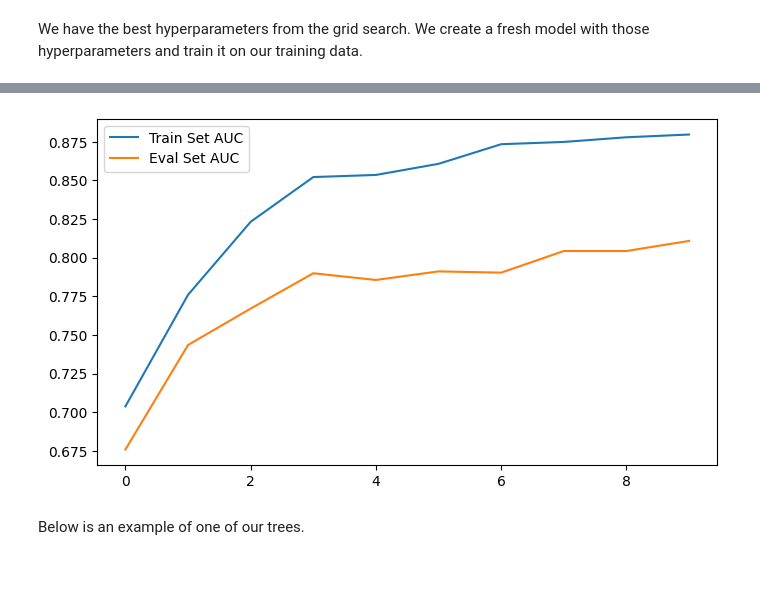
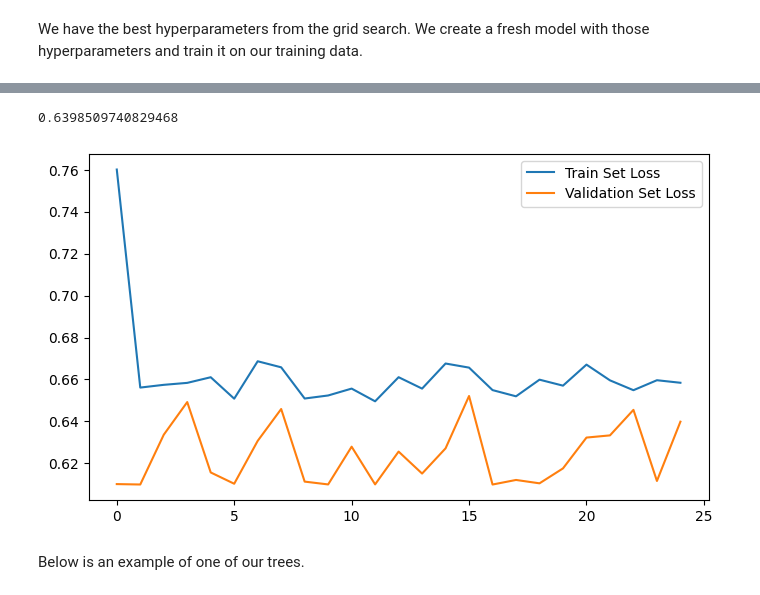
Before and after one commit to jackburbidge/portfolio, a Jupyter notebook: pima_indians_diabetes/pima_indians_TensorFlow_NeuralNet.ipynb, the cells around one changed output, grey strips where cells are left out. Drawn from its saved outputs; the diff is of its cells as text; code cells hidden in the pictures.

Commit message:
Working on TF Model

```diff
--- a/pima_indians_diabetes/pima_indians_TensorFlow_NeuralNet.ipynb
+++ b/pima_indians_diabetes/pima_indians_TensorFlow_NeuralNet.ipynb
@@ -139,7 +138,7 @@ Epoch 25/25
 # %% [markdown]
 Here are the different hyperparameter values that we will optimize the model to.
 # %%
-parameters = {'learning_rate' : [.5, .3, .1, .01],
+parameters = {'learning_rate' : [.5, .3, .1, .01, .001],
               'epochs' : [25, 50, 100, 150],
-              'batch_size' : [0.1, 0.2, 0.3, 0.4]
+              'batch_size' : [0.0, 0.05, 0.1, 0.2, 0.3, 0.4]
 }
@@ -171,7 +183,7 @@ Models Fitted: 64/64 (100.00%)
 # %%
-results = pd.DataFrame(scores).T
+results = pd.DataFrame({'train_loss' : train_losses, 'val_loss' : val_losses})
 results = results.reset_index()
-results.columns = ['learning_rate', 'epochs', 'batch_size', 'Score']
-results = results.sort_values('Score', ascending=False)
+results.columns = ['learning_rate', 'epochs', 'batch_size', 'train_score', 'val_score']
+results = results.sort_values('val_score', ascending=True)
 results.head()
 # %% [output]
@@ -227,13 +206,9 @@ Score: 0.705981, StD.  0.025357, Parameters {'colsample_bytree': 0.2, 'gamma': 1
 # %% [markdown]
 We have the best hyperparameters from the grid search. We create a fresh model with those hyperparameters and train it on our training data.
 # %%
-model = XGBClassifier(tree_method='hist',
-                      verbosity=2,
-                      n_estimators=grid.best_params_['n_estimators'],
-                      max_depth=grid.best_params_['max_depth'],
-                      max_leaves=grid.best_params_['max_leaves'],
-                      learning_rate=grid.best_params_['learning_rate'],
-                      colsample_bytree=grid.best_params_['colsample_bytree'],
-                      gamma=grid.best_params_['gamma'],
-                      early_stopping_rounds=8,
-                      eval_metric='auc')
+model = create_model(results.iloc[0]['learning_rate'])
+model.fit(X_train_norm,
+          y_train,
+          epochs=int(results.iloc[0]['epochs']),
+          batch_size=int(results.iloc[0]['batch_size'] * len(X_train_norm)),
+          validation_data=(X_val_norm, y_val))
@@ -240,2 +233,0 @@ model = XGBClassifier(tree_method='hist',
-# %%
-model.fit(X_train, y_train, eval_set=eval_set)
@@ -264,13 +234,15 @@ XGBClassifier(base_score=None, booster=None, callbacks=None,
+# %%
+model.history.history['val_loss'][-1]
+# %% [output]
+0.6398509740829468
 # %%
-results = model.evals_result()
-
 plt.figure(figsize=[8,4.5])
-plt.plot(results['validation_0']['auc'], label='Train Set AUC')
-plt.plot(results['validation_1']['auc'], label='Eval Set AUC')
+plt.plot(model.history.history['loss'], label='Train Set Loss')
+plt.plot(model.history.history['val_loss'], label='Validation Set Loss')
 plt.legend()
 plt.show()
 # %% [output]
-[figure, old version]
+[figure, new version]
 # %% [markdown]
 Below is an example of one of our trees.
 # %%
```
Also changed, not shown: parts of 18 cells of this notebook.
